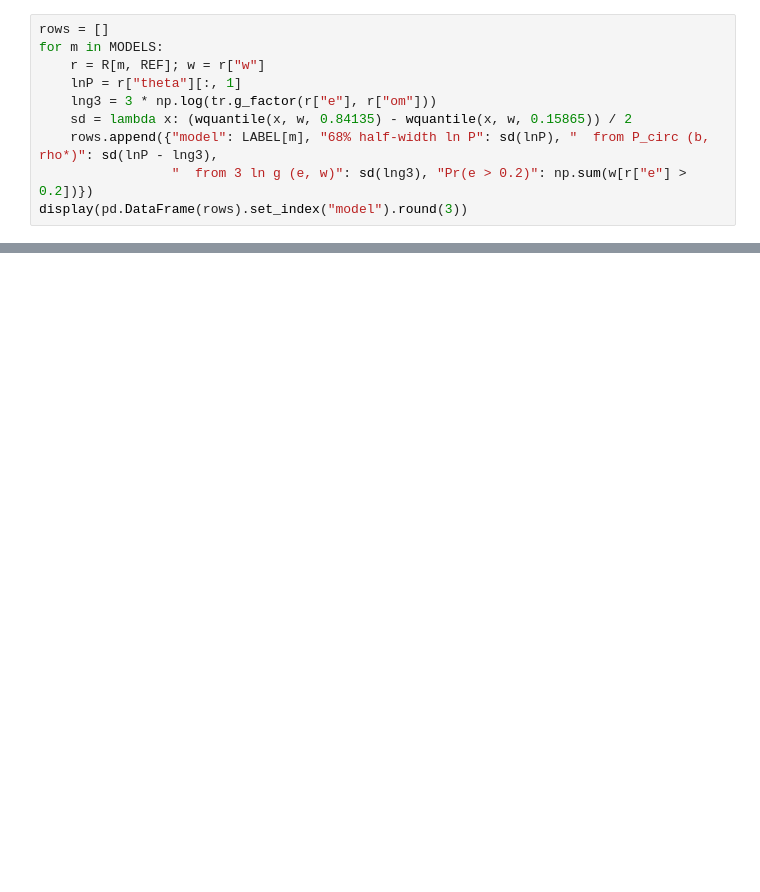
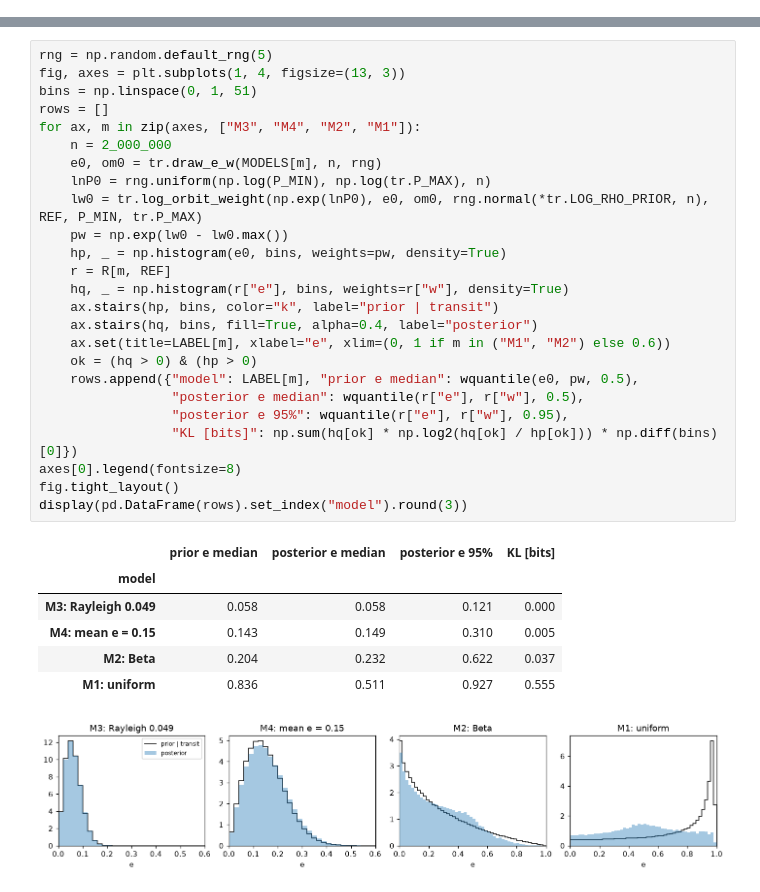
Before and after one commit to sophiakugler/hd137010b-bayes, a Jupyter notebook: ian/04_eccentric.ipynb, the cells around one changed output, grey strips where cells are left out. Cells and saved outputs as stored; diff of their text form; blank space fills up the shorter version.

```diff
--- a/ian/04_eccentric.ipynb
+++ b/ian/04_eccentric.ipynb
@@ -252,10 +0,0 @@ circular-orbit period (driven by $b$ and $\rho_\*$) and the part from the eccent
-# %%
-rows = []
-for m in MODELS:
-    r = R[m, REF]; w = r["w"]
-    lnP = r["theta"][:, 1]
-    lng3 = 3 * np.log(tr.g_factor(r["e"], r["om"]))
-    sd = lambda x: (wquantile(x, w, 0.84135) - wquantile(x, w, 0.15865)) / 2
-    rows.append({"model": LABEL[m], "68% half-width ln P": sd(lnP), "  from P_circ (b, rho*)": sd(lnP - lng3),
-                 "  from 3 ln g (e, w)": sd(lng3), "Pr(e > 0.2)": np.sum(w[r["e"] > 0.2])})
-display(pd.DataFrame(rows).set_index("model").round(3))
@@ -430,0 +105,33 @@ model comparison / predictive checks of the eccentric models (Phase 5).
+# %%
+rng = np.random.default_rng(5)
+fig, axes = plt.subplots(1, 4, figsize=(13, 3))
+bins = np.linspace(0, 1, 51)
+rows = []
+for ax, m in zip(axes, ["M3", "M4", "M2", "M1"]):
+    n = 2_000_000
+    e0, om0 = tr.draw_e_w(MODELS[m], n, rng)
+    lnP0 = rng.uniform(np.log(P_MIN), np.log(tr.P_MAX), n)
+    lw0 = tr.log_orbit_weight(np.exp(lnP0), e0, om0, rng.normal(*tr.LOG_RHO_PRIOR, n), REF, P_MIN, tr.P_MAX)
+    pw = np.exp(lw0 - lw0.max())
+    hp, _ = np.histogram(e0, bins, weights=pw, density=True)
+    r = R[m, REF]
+    hq, _ = np.histogram(r["e"], bins, weights=r["w"], density=True)
+    ax.stairs(hp, bins, color="k", label="prior | transit")
+    ax.stairs(hq, bins, fill=True, alpha=0.4, label="posterior")
+    ax.set(title=LABEL[m], xlabel="e", xlim=(0, 1 if m in ("M1", "M2") else 0.6))
+    ok = (hq > 0) & (hp > 0)
+    rows.append({"model": LABEL[m], "prior e median": wquantile(e0, pw, 0.5),
+                 "posterior e median": wquantile(r["e"], r["w"], 0.5),
+                 "posterior e 95%": wquantile(r["e"], r["w"], 0.95),
+                 "KL [bits]": np.sum(hq[ok] * np.log2(hq[ok] / hp[ok])) * np.diff(bins)[0]})
+axes[0].legend(fontsize=8)
+fig.tight_layout()
+display(pd.DataFrame(rows).set_index("model").round(3))
+# %% [output]
+|  | prior e median | posterior e median | posterior e 95% | KL [bits] |
+| model |  |  |  |  |
+| M3: Rayleigh 0.049 | 0.058 | 0.058 | 0.121 | 0.000 |
+| M4: mean e = 0.15 | 0.143 | 0.149 | 0.310 | 0.005 |
+| M2: Beta | 0.204 | 0.232 | 0.622 | 0.037 |
+| M1: uniform | 0.836 | 0.511 | 0.927 | 0.555 |
+[figure, added]
```
Also changed, not shown: parts of 36 cells of this notebook, 5 other files.
